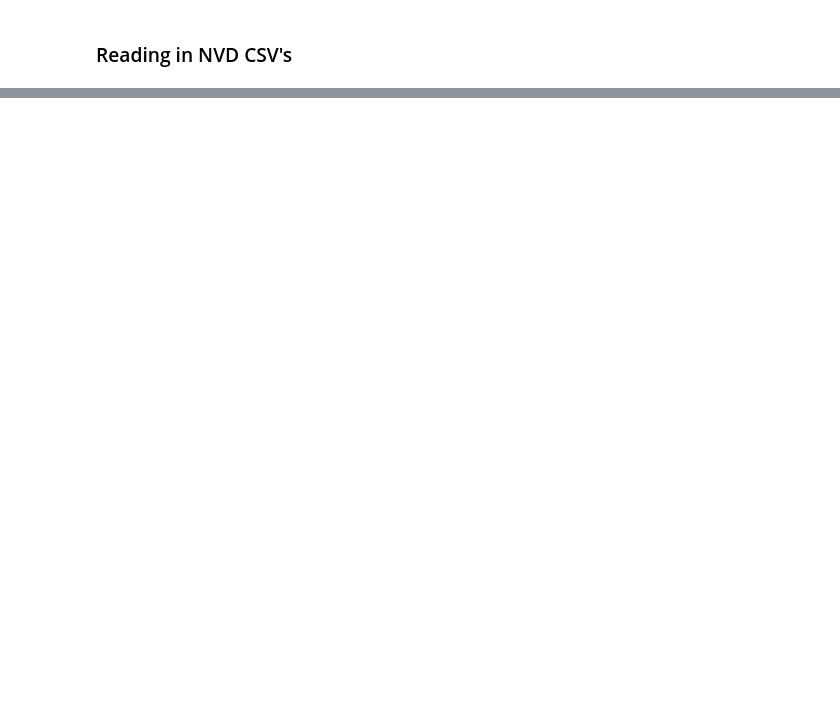
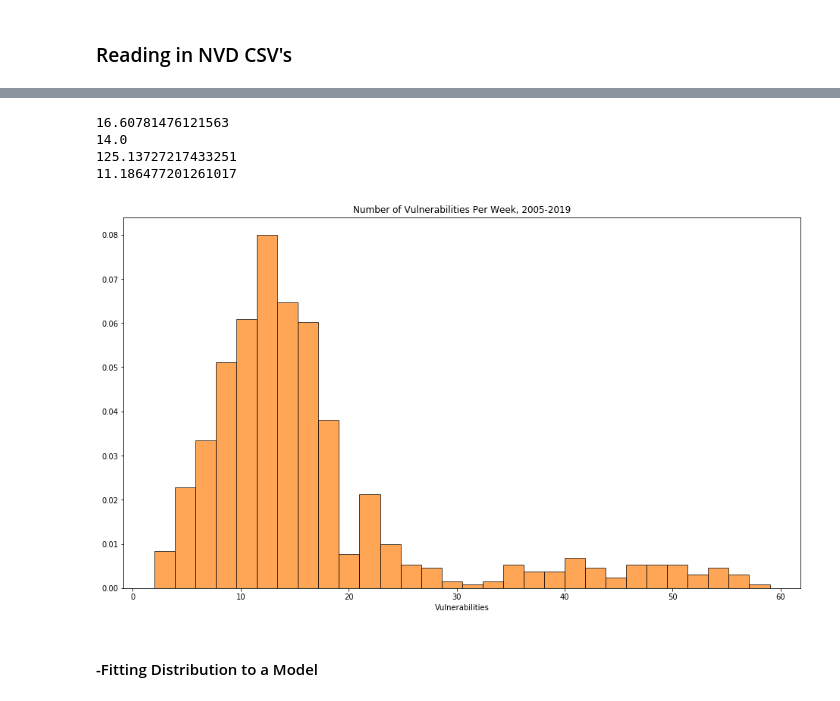
Before and after one commit to UNCG-CSE/Open_Source_Vul_Metrics, a Jupyter notebook: src/(GW Project pt.2) Correlation between spike in releases and new vulnerabilities.ipynb, the cells around one changed output, grey strips where cells are left out. Saved outputs shown, nothing was run; the diff lists cells and outputs as text; code cells hidden in the pictures; blank space fills up the shorter version.

```diff
--- a/src/(GW Project pt.2) Correlation between spike in releases and new vulnerabilities.ipynb
+++ b/src/(GW Project pt.2) Correlation between spike in releases and new vulnerabilities.ipynb
@@ -69,0 +131,25 @@ df_NVD_hash
+# %%
+vulnsWeekCount_mean = vulnsWeekCount['count'].mean()
+vulnsWeekCount_med = vulnsWeekCount['count'].median()
+print( vulnsWeekCount_mean )
+print( vulnsWeekCount_med )
+vulnsWeekCount_variance = stat.variance(vulnsWeekCount['count'], vulnsWeekCount_mean)
+print(vulnsWeekCount_variance)
+vulnsWeekCount_stdev = stat.stdev(vulnsWeekCount['count'])
+print(vulnsWeekCount_stdev)
+# %% [output]
+16.60781476121563
+14.0
+125.13727217433251
+11.186477201261017
+# %%
+plt.hist(vulnsWeekCount['count'].values, bins=30, density=True, linestyle='solid', color = "C1",alpha=0.7, ec="black")
+
+plt.xlabel('Vulnerabilities')
+plt.ylabel('')
+plt.title('Number of Vulnerabilities Per Week, 2005-2019')
+plt.show()
+# %% [output]
+[figure, added]
+# %% [markdown]
+#### -Fitting Distribution to a Model
```
Also changed, not shown: parts of 29 cells of this notebook.
